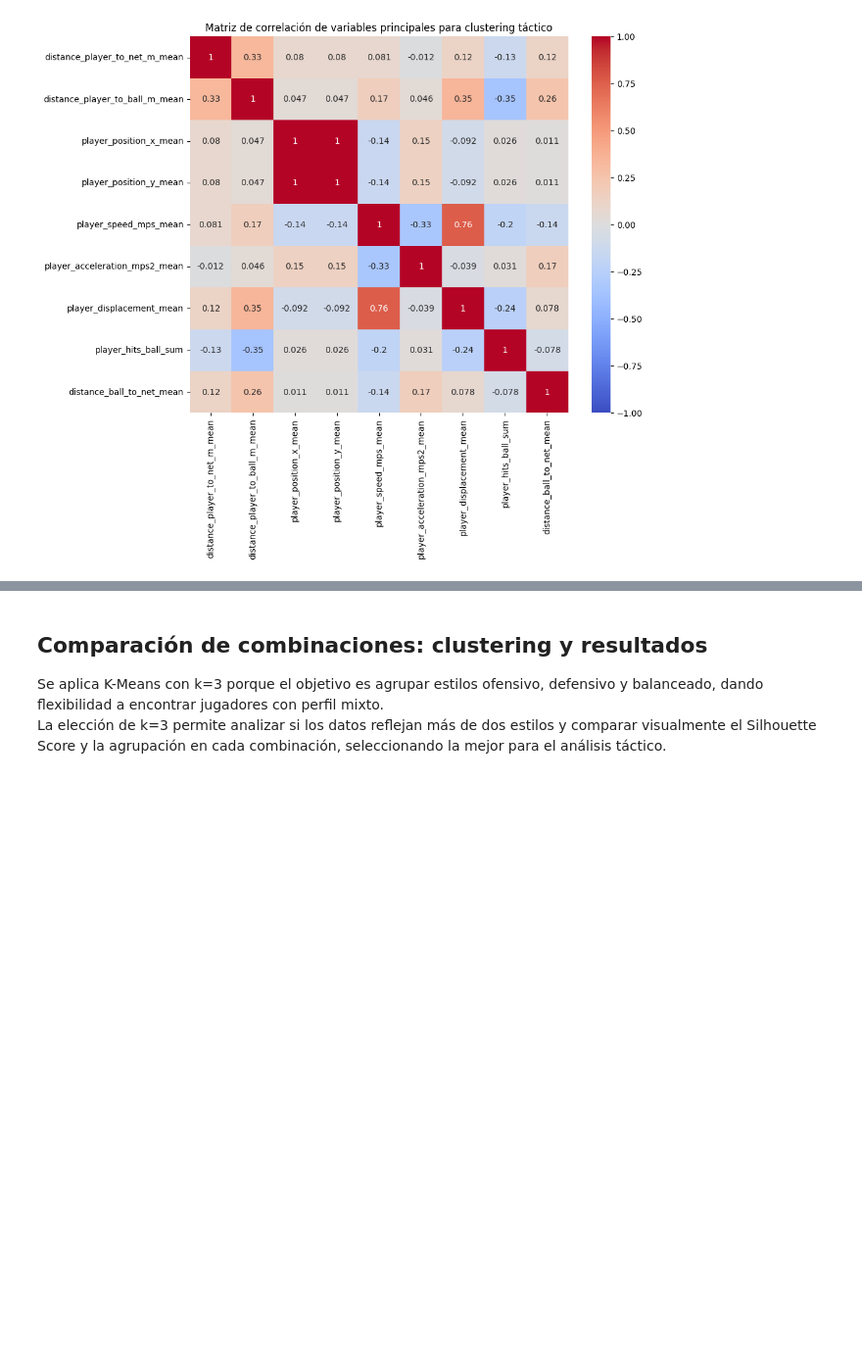
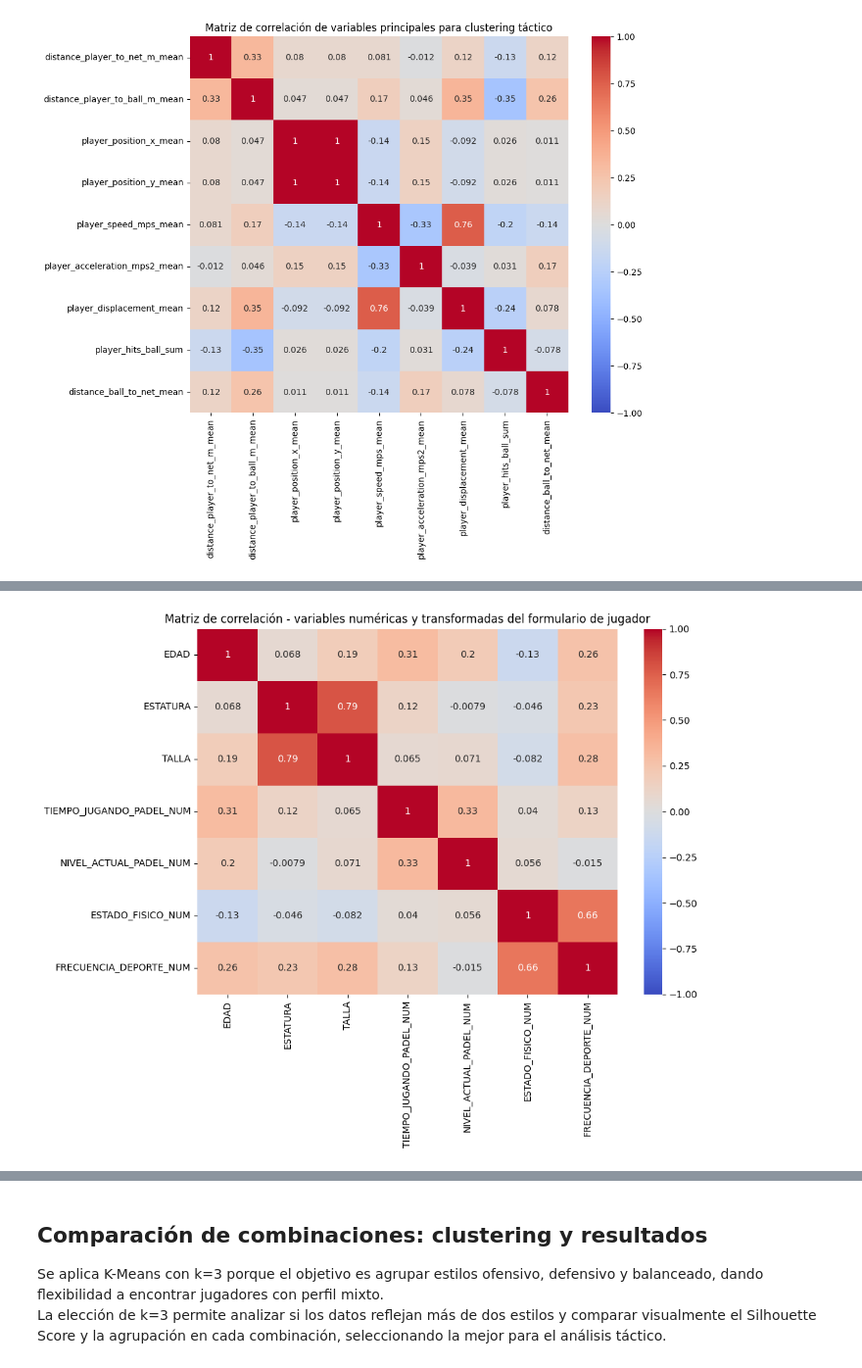
Before and after one commit to valenlopezzz04/Proyecto-padel-analitica, a Jupyter notebook: kmeans2.ipynb, the cells around one changed output, grey strips where cells are left out. Shown at 98% size. Saved outputs shown, nothing was run; the diff lists cells and outputs as text; code cells hidden in the pictures; blank space fills up the shorter version.

Commit message:
matriz de correlación ambas tablas

```diff
--- a/kmeans2.ipynb
+++ b/kmeans2.ipynb
@@ -425,0 +476,26 @@ plt.show()
+# %%
+import seaborn as sns
+import matplotlib.pyplot as plt
+
+# Elige tus variables completamente numéricas y transformadas:
+variables_jugador = [
+    "EDAD",
+    "ESTATURA",
+    "TALLA",
+    "TIEMPO_JUGANDO_PADEL_NUM",
+    "NIVEL_ACTUAL_PADEL_NUM",
+    "ESTADO_FISICO_NUM",
+    "FRECUENCIA_DEPORTE_NUM",
+]
+
+for col in variables_jugador:
+    df_jug[col] = pd.to_numeric(df_jug[col], errors='coerce')
+
+corr_matrix_jug = df_jug[variables_jugador].corr()
+
+plt.figure(figsize=(10, 7))
+sns.heatmap(corr_matrix_jug, annot=True, cmap="coolwarm", vmin=-1, vmax=1)
+plt.title("Matriz de correlación - variables numéricas y transformadas del formulario de jugador")
+plt.show()
+# %% [output]
+[figure, added]
```
Also changed, not shown: parts of 8 cells of this notebook.
